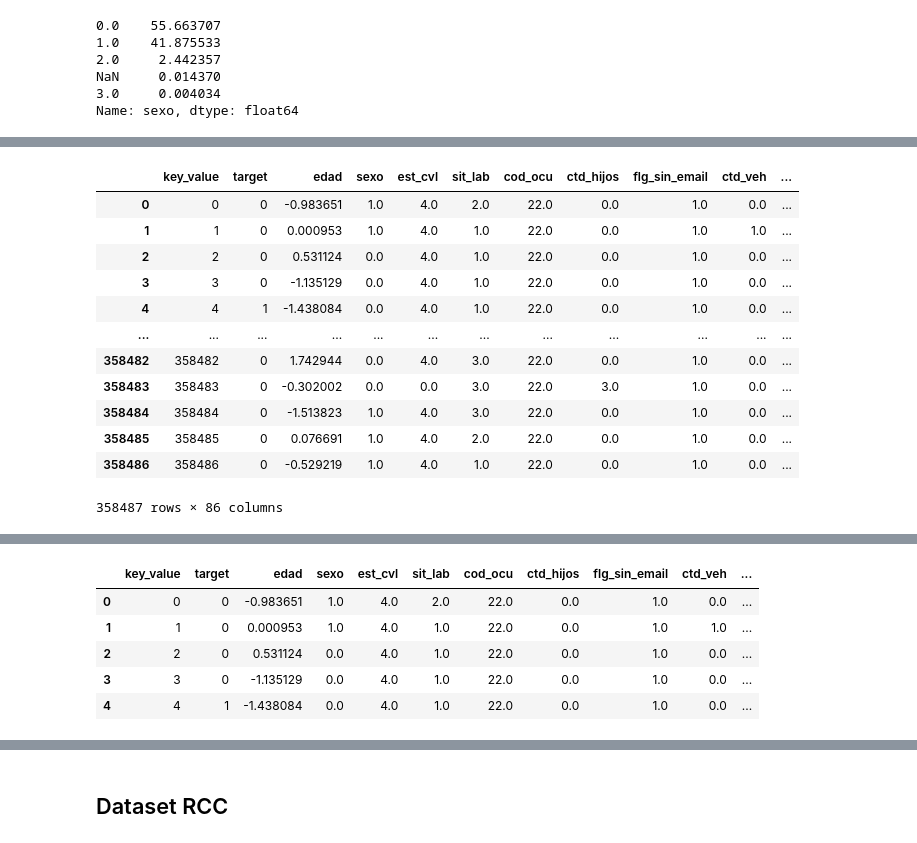
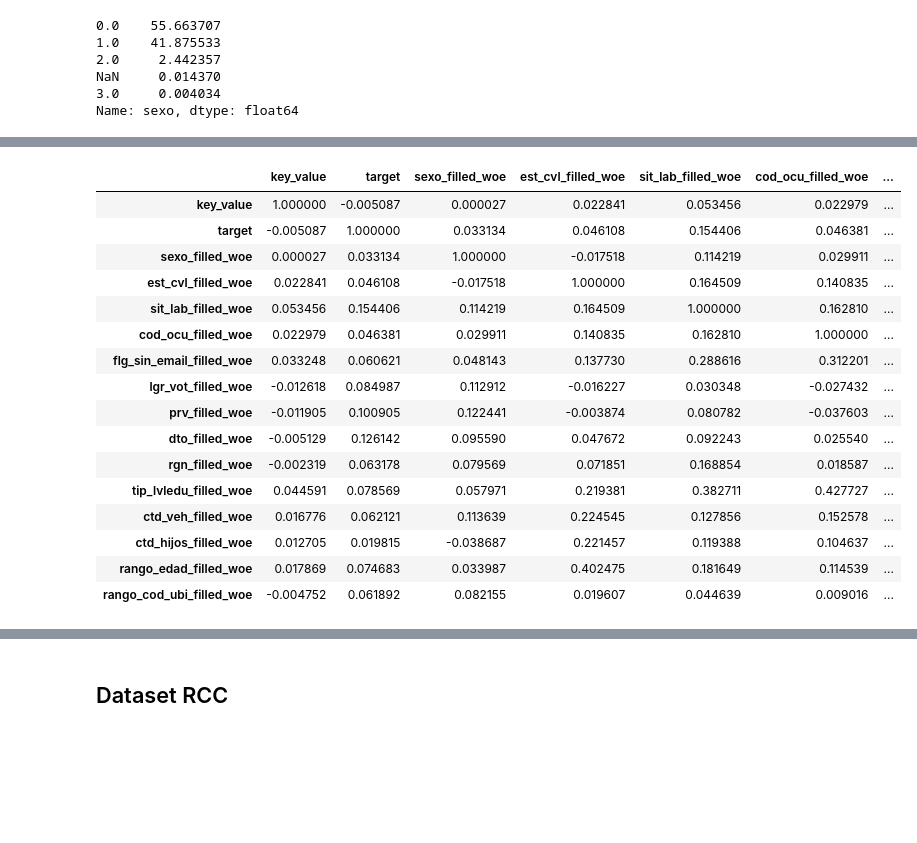
Before and after one commit to mlaricobar/solution-datathon-interbank-2020, a Jupyter notebook: plus-one-solution/[02] EDA - Datasets - v2.ipynb, the cells around one changed output, grey strips where cells are left out. Saved outputs shown, nothing was run; the diff lists cells and outputs as text; code cells hidden in the pictures; blank space fills up the shorter version.

```diff
--- a/plus-one-solution/[02] EDA - Datasets - v2.ipynb
+++ b/plus-one-solution/[02] EDA - Datasets - v2.ipynb
@@ -159,8 +154,8 @@ for col in num_feat:
   _, bins = pd.qcut(df_se_train_4_tree[col], q=10, retbins=True)
   bins = np.concatenate(([-np.inf], bins[1:-1], [np.inf]))
 
-  df_se_train_4_tree["rango_{0}".format(col)] = pd.cut(df_se_train_4_tree[col], bins)
-  df_se_test_4_tree["rango_{0}".format(col)] = pd.cut(df_se_test_4_tree[col], bins)
+  df_se_train_4_tree["rango_{0}".format(col)] = pd.cut(df_se_train_4_tree[col], bins).astype(str)
+  df_se_test_4_tree["rango_{0}".format(col)] = pd.cut(df_se_test_4_tree[col], bins).astype(str)
 # %%
 df_se_train_4_tree["ctd_veh"] = df_se_train_4_tree["ctd_veh"].fillna(-1).astype(int).astype(str)
 df_se_train_4_tree.loc[df_se_train_4_tree["ctd_veh"].astype(int) >= 3, "ctd_veh"] = ">=3"
@@ -226,6 +236,7 @@ import category_encoders as ce
 # %%
-def get_new_cat_features(cat_name, df_se_train_4_tree):
+def get_new_cat_features(cat_name, df_se_train_4_tree, df_se_test_4_tree):
   df_se_train_4_tree['{0}_filled'.format(cat_name)] = df_se_train_4_tree[cat_name].fillna(-99999)
+  df_se_test_4_tree['{0}_filled'.format(cat_name)] = df_se_test_4_tree[cat_name].fillna(-99999)
 
   encoder_types = {"woe": ce.WOEEncoder(cols=['{0}_filled'.format(cat_name)]),
                     "looe": ce.LeaveOneOutEncoder(cols=['{0}_filled'.format(cat_name)]),
@@ -236,6 +247,7 @@ def get_new_cat_features(cat_name, df_se_train_4_tree):
   for enc_name, enc_obj in encoder_types.items():
     enc = enc_obj.fit(df_se_train_4_tree[['{0}_filled'.format(cat_name)]], df_se_train_4_tree["target"])
     df_se_train_4_tree["{0}_filled_{1}".format(cat_name, enc_name)] = enc.transform(df_se_train_4_tree["{0}_filled".format(cat_name)])
+    df_se_test_4_tree["{0}_filled_{1}".format(cat_name, enc_name)] = enc.transform(df_se_test_4_tree["{0}_filled".format(cat_name)])
 
   df_agg_feat_tmp = df_se_train_4_tree.groupby("{0}_filled".format(cat_name), as_index=False).agg({"target": ["sum", "count", "std"]})
   df_agg_feat_tmp.columns = ["_".join(c) if c[-1] != "" else c[0] for c in df_agg_feat_tmp.columns]
@@ -246,13 +258,15 @@ def get_new_cat_features(cat_name, df_se_train_4_tree):
   diff_dict = {d["{0}_filled".format(cat_name)]: d["target_diff_standar"] for d in df_agg_feat_tmp[["{0}_filled".format(cat_name), "target_diff_standar"]].to_dict(orient="records")}
 
   df_se_train_4_tree["{0}_filled_std".format(cat_name)] = df_se_train_4_tree["{0}_filled".format(cat_name)].map(std_dict)
+  df_se_test_4_tree["{0}_filled_std".format(cat_name)] = df_se_test_4_tree["{0}_filled".format(cat_name)].map(std_dict)
   df_se_train_4_tree["{0}_filled_diff_standar".format(cat_name)] = df_se_train_4_tree["{0}_filled".format(cat_name)].map(diff_dict)
+  df_se_test_4_tree["{0}_filled_diff_standar".format(cat_name)] = df_se_test_4_tree["{0}_filled".format(cat_name)].map(diff_dict)
 
-  return df_se_train_4_tree
+  return df_se_train_4_tree, df_se_test_4_tree
 # %%
 for cat_col in cat_feat:
   print(cat_col)
-  df_se_train_4_tree = get_new_cat_features(cat_col, df_se_train_4_tree)
+  df_se_train_4_tree, df_se_test_4_tree = get_new_cat_features(cat_col, df_se_train_4_tree, df_se_test_4_tree)
 # %% [output]
 sexo
 est_cvl
@@ -267,19 +285,6 @@ tip_lvledu
-# %%
-df_se_train_4_tree
-# %% [output]
-|  | key_value | target | edad | sexo | est_cvl | sit_lab | cod_ocu | ctd_hijos | flg_sin_email | ctd_veh | ... |
-| 0 | 0 | 0 | -0.983651 | 1.0 | 4.0 | 2.0 | 22.0 | 0.0 | 1.0 | 0.0 | ... |
-| 1 | 1 | 0 | 0.000953 | 1.0 | 4.0 | 1.0 | 22.0 | 0.0 | 1.0 | 1.0 | ... |
-| 2 | 2 | 0 | 0.531124 | 0.0 | 4.0 | 1.0 | 22.0 | 0.0 | 1.0 | 0.0 | ... |
-| 3 | 3 | 0 | -1.135129 | 0.0 | 4.0 | 1.0 | 22.0 | 0.0 | 1.0 | 0.0 | ... |
-| 4 | 4 | 1 | -1.438084 | 0.0 | 4.0 | 1.0 | 22.0 | 0.0 | 1.0 | 0.0 | ... |
-| ... | ... | ... | ... | ... | ... | ... | ... | ... | ... | ... | ... |
-| 358482 | 358482 | 0 | 1.742944 | 0.0 | 4.0 | 3.0 | 22.0 | 0.0 | 1.0 | 0.0 | ... |
-| 358483 | 358483 | 0 | -0.302002 | 0.0 | 0.0 | 3.0 | 22.0 | 3.0 | 1.0 | 0.0 | ... |
-| 358484 | 358484 | 0 | -1.513823 | 1.0 | 4.0 | 3.0 | 22.0 | 0.0 | 1.0 | 0.0 | ... |
-| 358485 | 358485 | 0 | 0.076691 | 1.0 | 4.0 | 2.0 | 22.0 | 0.0 | 1.0 | 0.0 | ... |
-| 358486 | 358486 | 0 | -0.529219 | 1.0 | 4.0 | 1.0 | 22.0 | 0.0 | 1.0 | 0.0 | ... |
-358487 rows × 86 columns
+# %%
+df_se_train_4_linear = df_se_train_4_tree[[c for c in df_se_train_4_tree.columns if ("_woe" in c) or (c in ["key_value", "target"])]]
+df_se_test_4_linear = df_se_test_4_tree[[c for c in df_se_train_4_tree.columns if ("_woe" in c) or (c in ["key_value", "target"])]]
 # %%
-df_se_train_4_tree.corr().style.background_gradient(cmap='coolwarm')
+df_se_train_4_linear.corr().style.background_gradient(cmap='coolwarm')
 # %% [output]
@@ -287,9 +291,17 @@ df_se_train_4_tree.corr().style.background_gradient(cmap='coolwarm')
+|  | key_value | target | sexo_filled_woe | est_cvl_filled_woe | sit_lab_filled_woe | cod_ocu_filled_woe | ... |
+| key_value | 1.000000 | -0.005087 | 0.000027 | 0.022841 | 0.053456 | 0.022979 | ... |
+| target | -0.005087 | 1.000000 | 0.033134 | 0.046108 | 0.154406 | 0.046381 | ... |
+| sexo_filled_woe | 0.000027 | 0.033134 | 1.000000 | -0.017518 | 0.114219 | 0.029911 | ... |
+| est_cvl_filled_woe | 0.022841 | 0.046108 | -0.017518 | 1.000000 | 0.164509 | 0.140835 | ... |
+| sit_lab_filled_woe | 0.053456 | 0.154406 | 0.114219 | 0.164509 | 1.000000 | 0.162810 | ... |
+| cod_ocu_filled_woe | 0.022979 | 0.046381 | 0.029911 | 0.140835 | 0.162810 | 1.000000 | ... |
+| flg_sin_email_filled_woe | 0.033248 | 0.060621 | 0.048143 | 0.137730 | 0.288616 | 0.312201 | ... |
+| lgr_vot_filled_woe | -0.012618 | 0.084987 | 0.112912 | -0.016227 | 0.030348 | -0.027432 | ... |
+| prv_filled_woe | -0.011905 | 0.100905 | 0.122441 | -0.003874 | 0.080782 | -0.037603 | ... |
+| dto_filled_woe | -0.005129 | 0.126142 | 0.095590 | 0.047672 | 0.092243 | 0.025540 | ... |
+| rgn_filled_woe | -0.002319 | 0.063178 | 0.079569 | 0.071851 | 0.168854 | 0.018587 | ... |
+| tip_lvledu_filled_woe | 0.044591 | 0.078569 | 0.057971 | 0.219381 | 0.382711 | 0.427727 | ... |
+| ctd_veh_filled_woe | 0.016776 | 0.062121 | 0.113639 | 0.224545 | 0.127856 | 0.152578 | ... |
+| ctd_hijos_filled_woe | 0.012705 | 0.019815 | -0.038687 | 0.221457 | 0.119388 | 0.104637 | ... |
+| rango_edad_filled_woe | 0.017869 | 0.074683 | 0.033987 | 0.402475 | 0.181649 | 0.114539 | ... |
+| rango_cod_ubi_filled_woe | -0.004752 | 0.061892 | 0.082155 | 0.019607 | 0.044639 | 0.009016 | ... |
-# %%
-df_se_train_4_tree.head()
-# %% [output]
-|  | key_value | target | edad | sexo | est_cvl | sit_lab | cod_ocu | ctd_hijos | flg_sin_email | ctd_veh | ... |
-| 0 | 0 | 0 | -0.983651 | 1.0 | 4.0 | 2.0 | 22.0 | 0.0 | 1.0 | 0.0 | ... |
-| 1 | 1 | 0 | 0.000953 | 1.0 | 4.0 | 1.0 | 22.0 | 0.0 | 1.0 | 1.0 | ... |
-| 2 | 2 | 0 | 0.531124 | 0.0 | 4.0 | 1.0 | 22.0 | 0.0 | 1.0 | 0.0 | ... |
-| 3 | 3 | 0 | -1.135129 | 0.0 | 4.0 | 1.0 | 22.0 | 0.0 | 1.0 | 0.0 | ... |
-| 4 | 4 | 1 | -1.438084 | 0.0 | 4.0 | 1.0 | 22.0 | 0.0 | 1.0 | 0.0 | ... |
```
Also changed, not shown: parts of 35 cells of this notebook.
